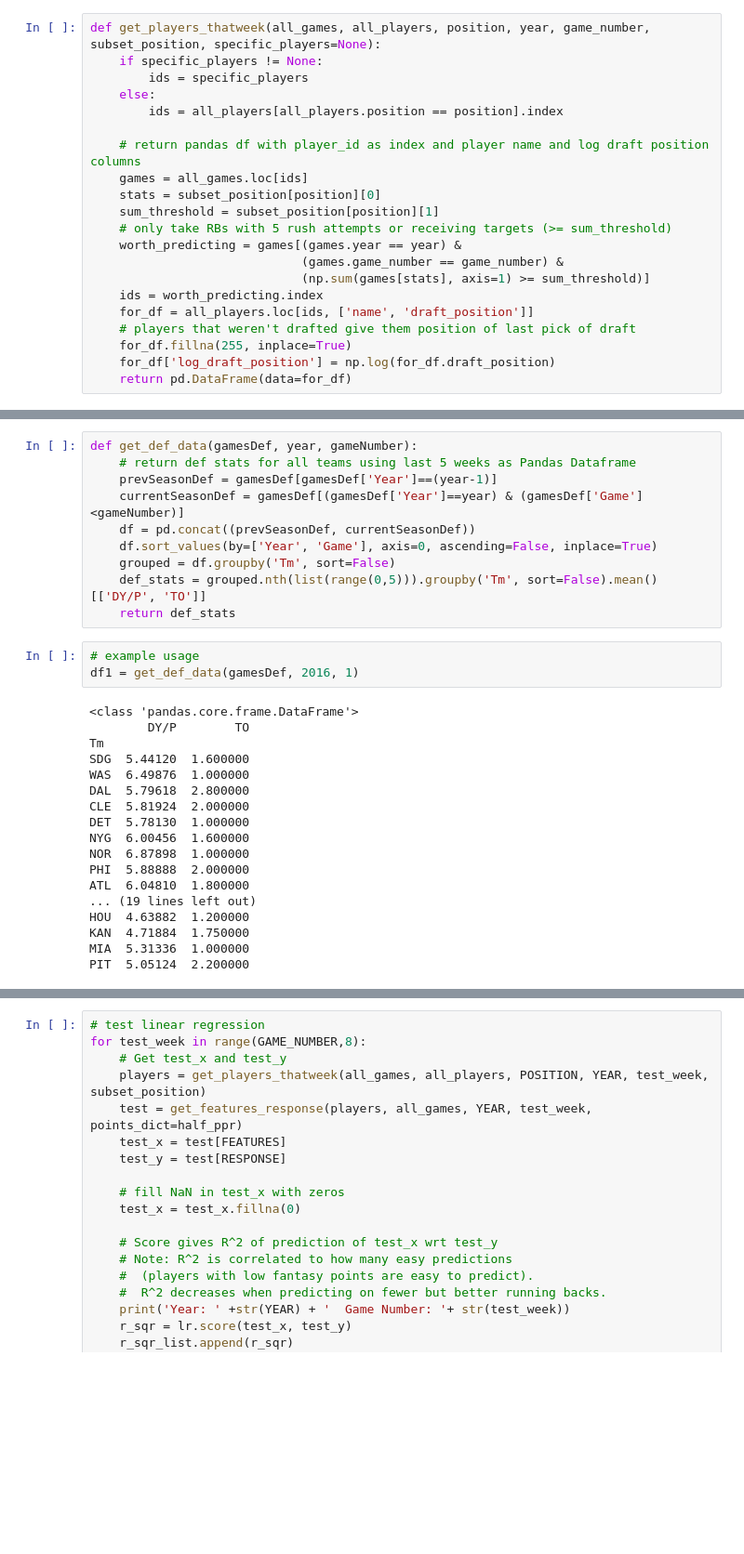
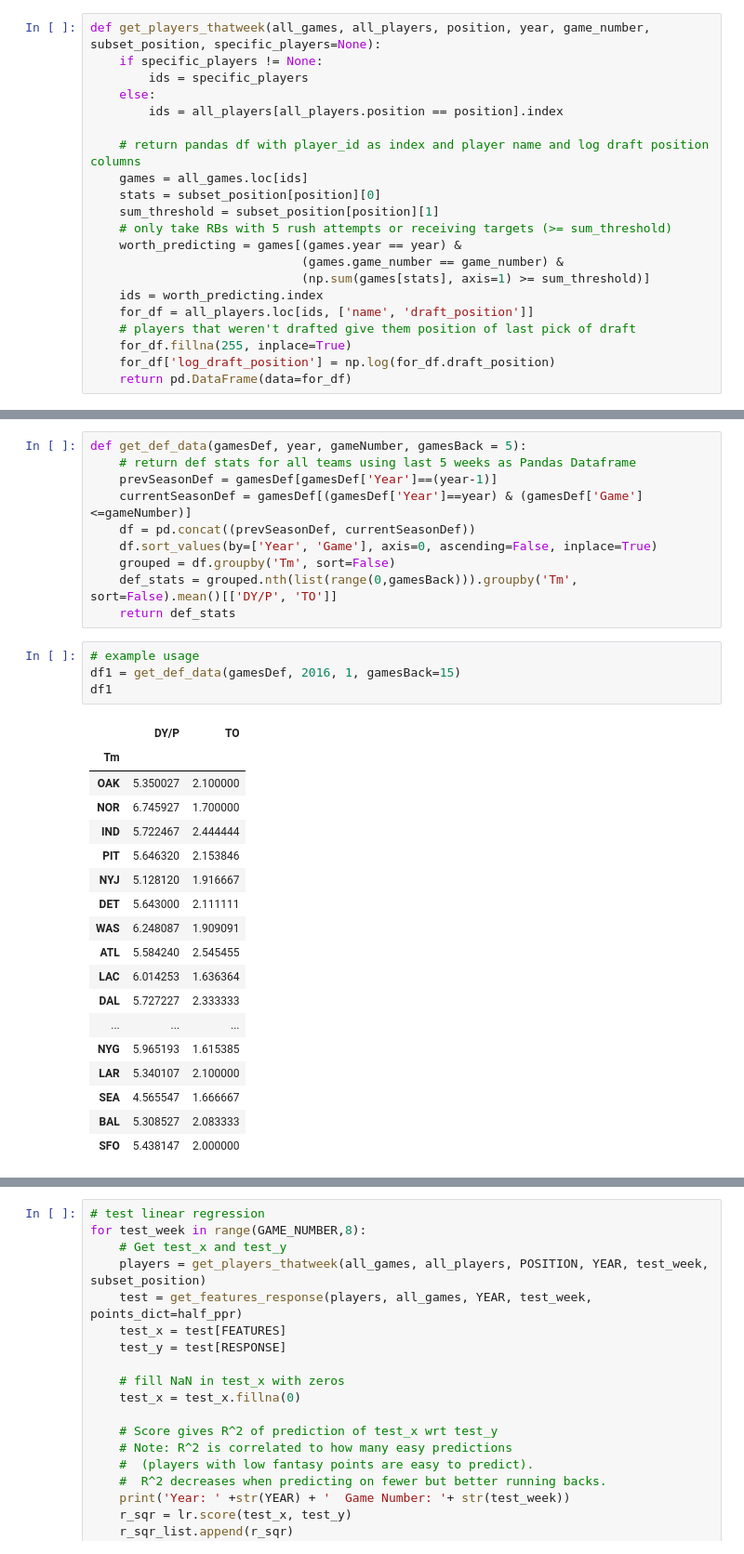
Before and after one commit to nkvarberg/Football-Prediction, a Jupyter notebook: EDA_Varberg.ipynb, the cells around one changed output, grey strips where cells are left out. Shown: that part at 93% size. Cells and saved outputs as stored; diff of their text form; blank space fills up the shorter version.

```diff
--- a/EDA_Varberg.ipynb
+++ b/EDA_Varberg.ipynb
@@ -107,34 +132,36 @@ def get_team_stats(games, year, game_number):
     team_stats = team_stats.sort_values(by=['year', 'game_number'],axis=0,ascending=False).groupby('team').nth([0])
     return team_stats
 # %%
-def get_def_data(gamesDef, year, gameNumber):
+def get_def_data(gamesDef, year, gameNumber, gamesBack = 5):
     # return def stats for all teams using last 5 weeks as Pandas Dataframe
     prevSeasonDef = gamesDef[gamesDef['Year']==(year-1)]
-    currentSeasonDef = gamesDef[(gamesDef['Year']==year) & (gamesDef['Game']<gameNumber)]
+    currentSeasonDef = gamesDef[(gamesDef['Year']==year) & (gamesDef['Game']<=gameNumber)]
     df = pd.concat((prevSeasonDef, currentSeasonDef))
     df.sort_values(by=['Year', 'Game'], axis=0, ascending=False, inplace=True)
     grouped = df.groupby('Tm', sort=False)
-    def_stats = grouped.nth(list(range(0,5))).groupby('Tm', sort=False).mean()[['DY/P', 'TO']]
+    def_stats = grouped.nth(list(range(0,gamesBack))).groupby('Tm', sort=False).mean()[['DY/P', 'TO']]
     return def_stats
 # %%
 # example usage
-df1 = get_def_data(gamesDef, 2016, 1)
+df1 = get_def_data(gamesDef, 2016, 1, gamesBack=15)
+df1
 # %% [output]
-<class 'pandas.core.frame.DataFrame'>
-        DY/P        TO
-Tm
-SDG  5.44120  1.600000
-WAS  6.49876  1.000000
-DAL  5.79618  2.800000
-CLE  5.81924  2.000000
-DET  5.78130  1.000000
-NYG  6.00456  1.600000
-NOR  6.87898  1.000000
-PHI  5.88888  2.000000
-ATL  6.04810  1.800000
-... (19 lines left out)
-HOU  4.63882  1.200000
-KAN  4.71884  1.750000
-MIA  5.31336  1.000000
-PIT  5.05124  2.200000
+|  | DY/P | TO |
+| Tm |  |  |
+| OAK | 5.350027 | 2.100000 |
+| NOR | 6.745927 | 1.700000 |
+| IND | 5.722467 | 2.444444 |
+| PIT | 5.646320 | 2.153846 |
+| NYJ | 5.128120 | 1.916667 |
+| DET | 5.643000 | 2.111111 |
+| WAS | 6.248087 | 1.909091 |
+| ATL | 5.584240 | 2.545455 |
+| LAC | 6.014253 | 1.636364 |
+| DAL | 5.727227 | 2.333333 |
+| ... | ... | ... |
+| NYG | 5.965193 | 1.615385 |
+| LAR | 5.340107 | 2.100000 |
+| SEA | 4.565547 | 1.666667 |
+| BAL | 5.308527 | 2.083333 |
+| SFO | 5.438147 | 2.000000 |
 # %%
```
Also changed, not shown: parts of 7 cells of this notebook.
